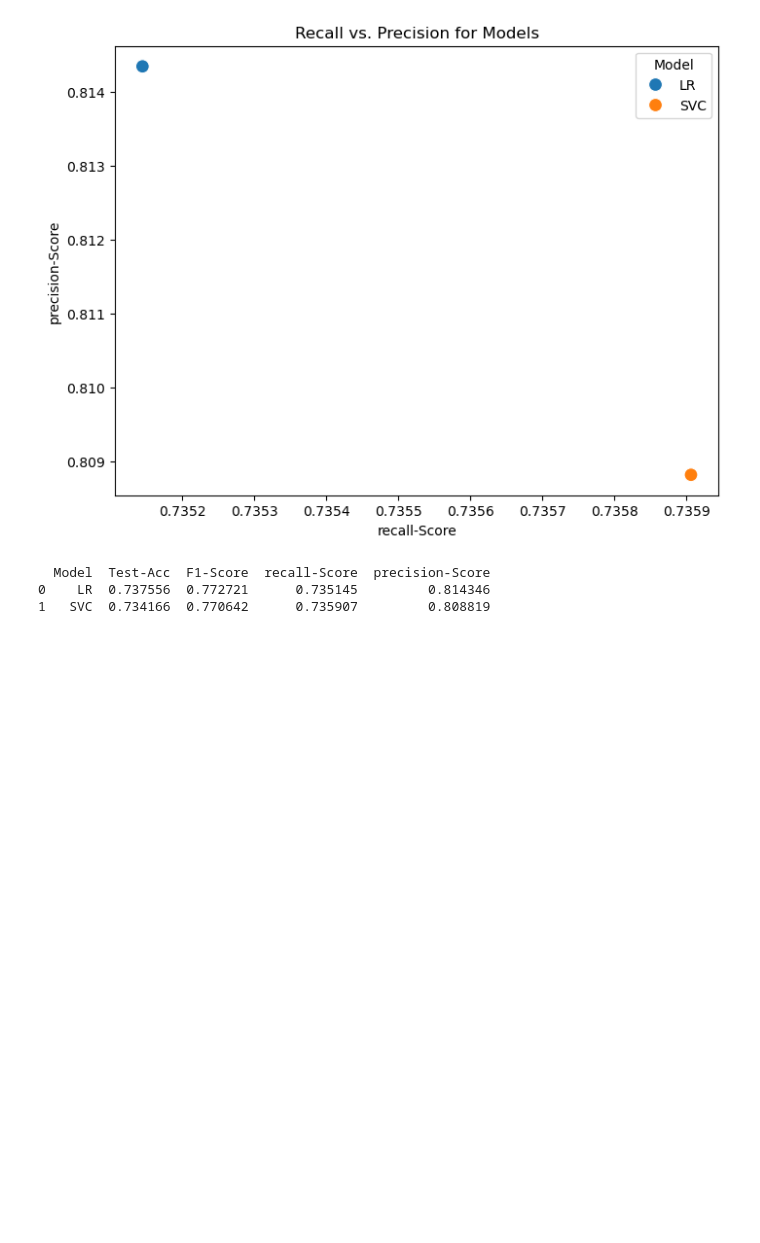
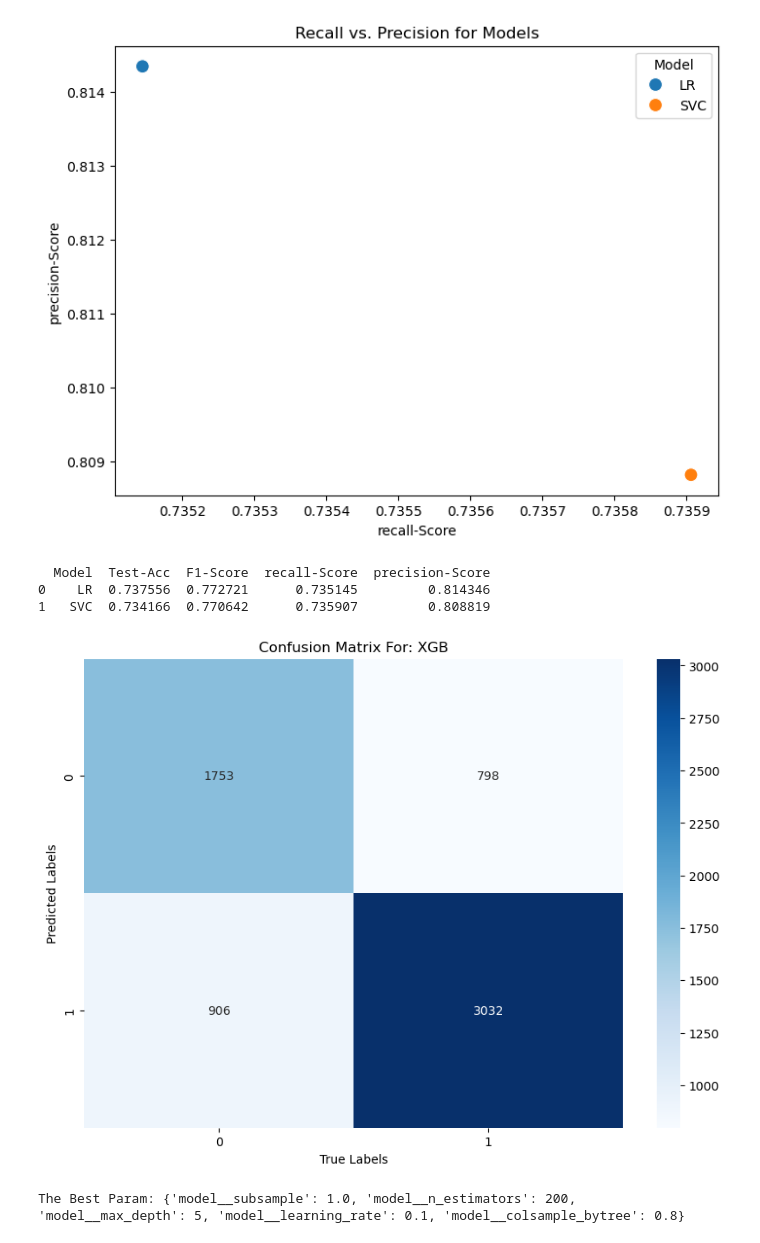
Before and after one commit to MaukanMir/Women-Ecommerce-Analysis, a Jupyter notebook: training.ipynb, the cells around one changed output. Saved outputs shown, nothing was run; the diff lists cells and outputs as text; code cells hidden in the pictures; blank space fills up the shorter version.

Commit message:
added new tests

```diff
--- a/training.ipynb
+++ b/training.ipynb
@@ -975,3 +975,12 @@ The Best Param: {'model__kernel': 'linear', 'model__gamma': 'scale', 'model__deg
   Model  Test-Acc  F1-Score  recall-Score  precision-Score
 0    LR  0.737556  0.772721      0.735145         0.814346
 1   SVC  0.734166  0.770642      0.735907         0.808819
+# %%
+model_names = ["XGB", "RFC", "GBC"]
+models = grab_selected_models(model_names)
+performance_df = optimization_search(model_names, models, RandomOverSampler(), X_reducded, y, RandomizedSearchCV, params, acc_metric)
+chart_performances(performance_df.sort_values(by="Test-Acc", ascending=False))
+print(performance_df)
+# %% [output]
+[figure, added]
+The Best Param: {'model__subsample': 1.0, 'model__n_estimators': 200, 'model__max_depth': 5, 'model__learning_rate': 0.1, 'model__colsample_bytree': 0.8}
```
